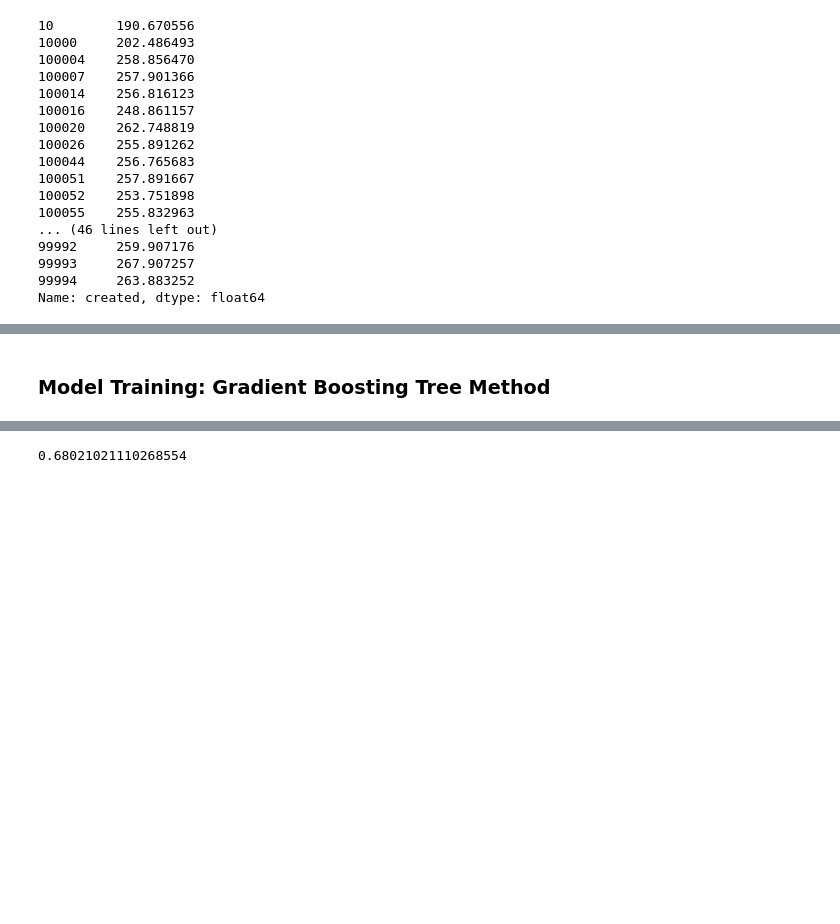
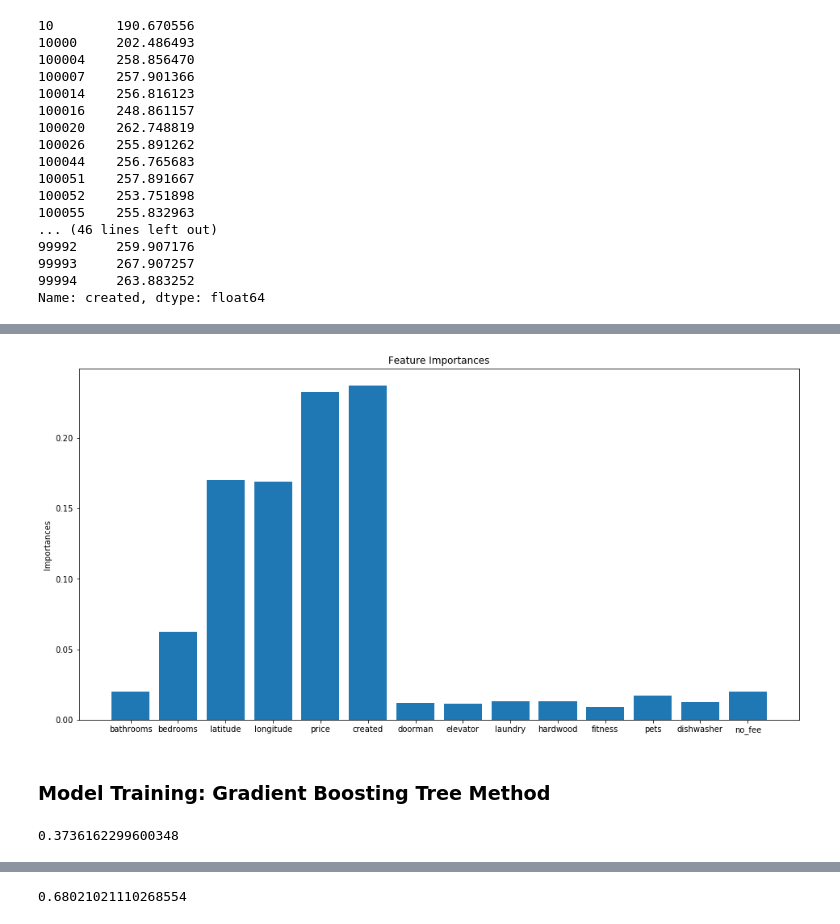
Before and after one commit to zhucebuliaolongchuan/Tandon_Torch, a Jupyter notebook: Tandon_Torch.ipynb, the cells around one changed output, grey strips where cells are left out. Saved outputs shown, nothing was run; the diff lists cells and outputs as text; code cells hidden in the pictures; blank space fills up the shorter version.

```diff
--- a/Tandon_Torch.ipynb
+++ b/Tandon_Torch.ipynb
@@ -221,6 +394,9 @@ forest = ExtraTreesClassifier(n_estimators=250, random_state=0)
 X, y = train_data.drop('interest_level', 1), train_data.interest_level
 forest.fit(X, y)
 importances = forest.feature_importances_
+# %%
+columns = ['bathrooms', 'bedrooms', 'latitude', 'longitude', 'price', 'created', 'doorman', 'elevator', 'laundry', 'hardwood',
+       'fitness', 'pets', 'dishwasher', 'no_fee', 'interest_level']
 # %%
 importances
 # %% [output]
@@ -229,5 +406,26 @@ array([ 0.01676044,  0.04321364,  0.20168117,  0.20029936,  0.25706543,
+# %%
+plt.figure(figsize=(16,8))
+plt.bar(np.arange(14), forest.feature_importances_)
+plt.xticks(np.arange(14), columns)
+plt.ylabel('Importances')
+plt.title('Feature Importances')
+plt.show()
+# %% [output]
+[figure, added]
 # %% [markdown]
 ### Model Training: Gradient Boosting Tree Method
 # %%
 X_train, y_train = train_data.drop('interest_level', 1), train_data.interest_level
 X_test, y_test = test_data.drop('interest_level', 1), test_data.interest_level
+# %%
+# Gradient Boosting Tree Method
+params = {'n_estimators': 90, 'max_depth': 4, 'min_samples_split': 2,
+          'learning_rate': 1.0, 'loss': 'deviance'}
+
+clf = ensemble.GradientBoostingClassifier(**params)
+clf = clf.fit(X_train, y_train)
+y_pred = clf.predict_proba(X_test)
+score = metrics.log_loss(y_test, res)
+score
+# %% [output]
+0.3736162299600348
```
Also changed, not shown: parts of 52 cells of this notebook, 2 other files.
